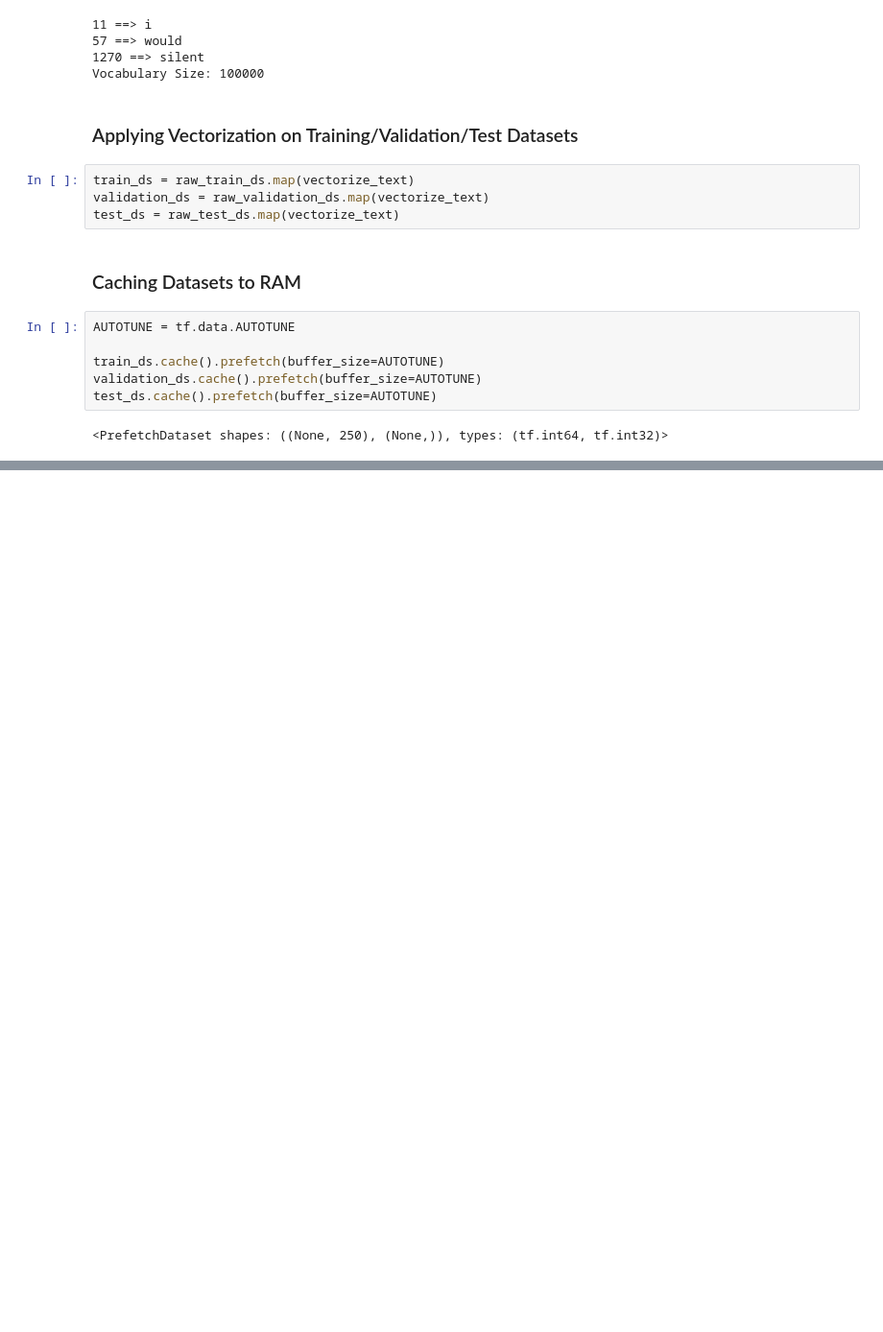
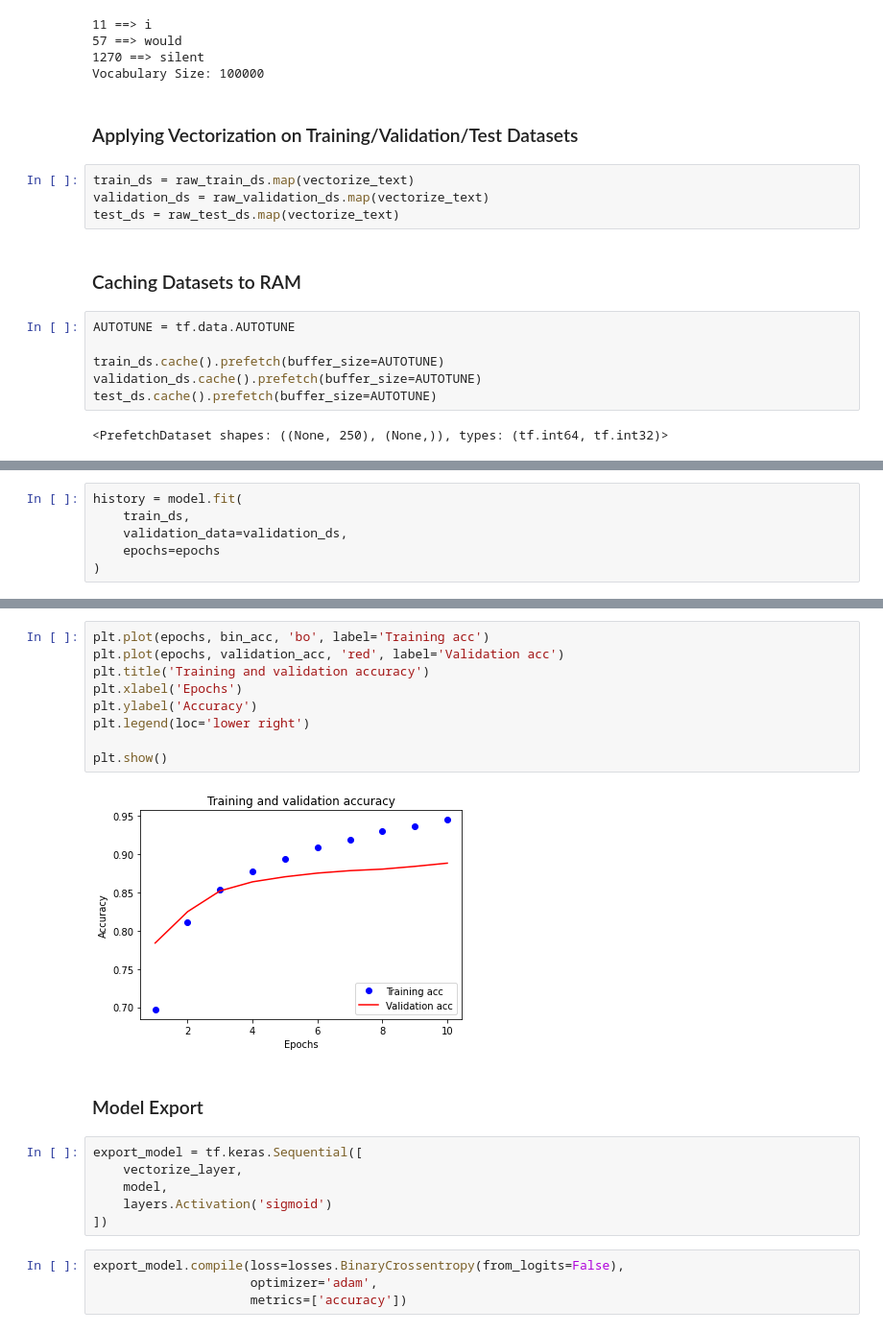
Before and after one commit to iobruno/tensorflow-keras-101, a Jupyter notebook: notebooks/basic-text-classification.ipynb, the cells around one changed output, grey strips where cells are left out. Shown at 96% size. Saved outputs shown, nothing was run; the diff lists cells and outputs as text; blank space fills up the shorter version.

```diff
--- a/notebooks/basic-text-classification.ipynb
+++ b/notebooks/basic-text-classification.ipynb
@@ -225,0 +268,6 @@ test_ds.cache().prefetch(buffer_size=AUTOTUNE)
+# %%
+history = model.fit(
+    train_ds,
+    validation_data=validation_ds,
+    epochs=epochs
+)
@@ -225,0 +334,23 @@ test_ds.cache().prefetch(buffer_size=AUTOTUNE)
+# %%
+plt.plot(epochs, bin_acc, 'bo', label='Training acc')
+plt.plot(epochs, validation_acc, 'red', label='Validation acc')
+plt.title('Training and validation accuracy')
+plt.xlabel('Epochs')
+plt.ylabel('Accuracy')
+plt.legend(loc='lower right')
+
+plt.show()
+# %% [output]
+[figure, added]
+# %% [markdown]
+### Model Export
+# %%
+export_model = tf.keras.Sequential([
+    vectorize_layer,
+    model,
+    layers.Activation('sigmoid')
+])
+# %%
+export_model.compile(loss=losses.BinaryCrossentropy(from_logits=False),
+                     optimizer='adam',
+                     metrics=['accuracy'])
```
Also changed, not shown: parts of 32 cells of this notebook.
